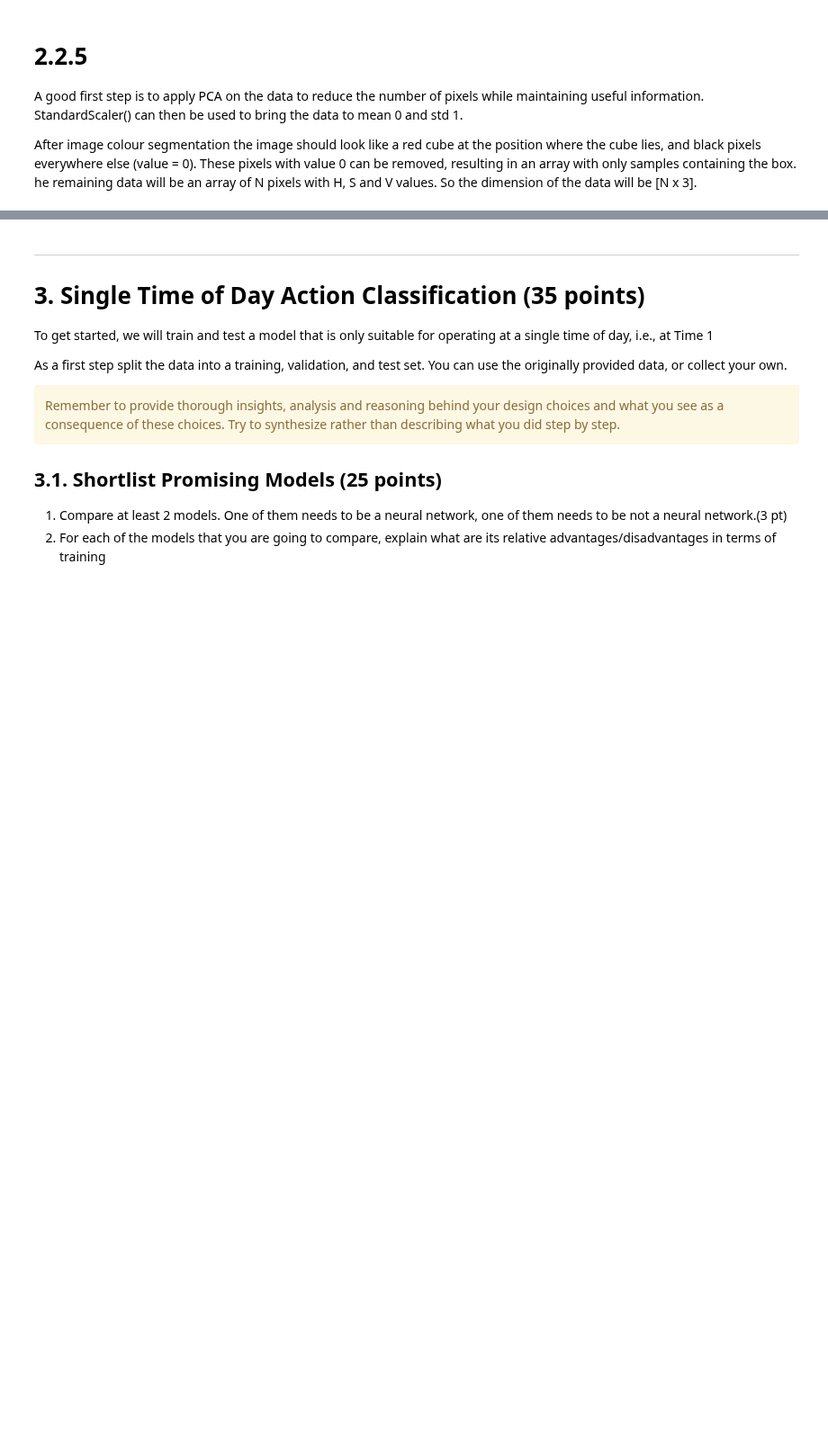
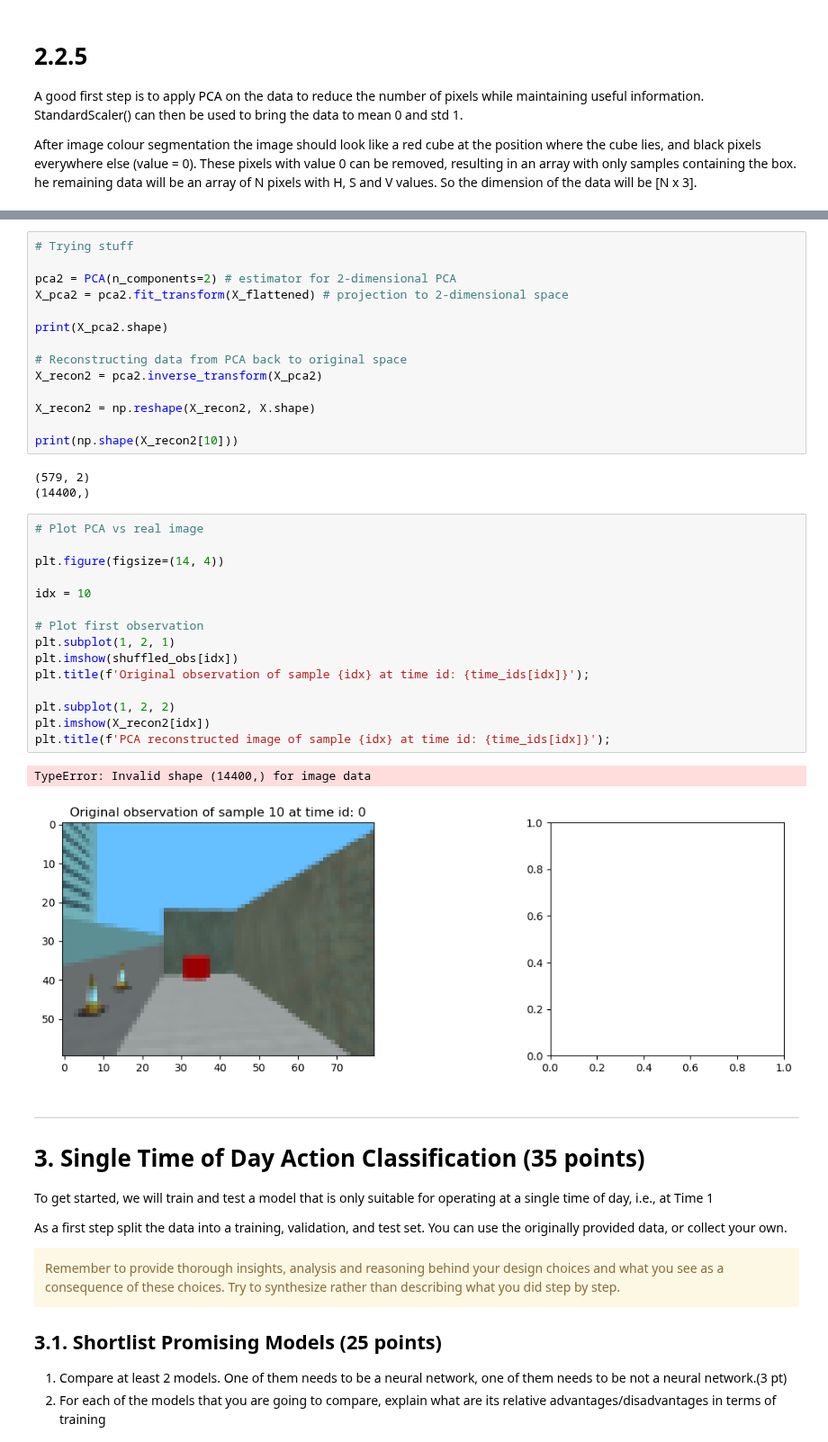
Before and after one commit to kvta1/RO47002, a Jupyter notebook: final_assignment/RO47002-final-assignment-2023.ipynb, the cells around one changed output, grey strips where cells are left out. Shown at 90% size. Saved outputs shown, nothing was run; the diff lists cells and outputs as text; blank space fills up the shorter version.

```diff
--- a/final_assignment/RO47002-final-assignment-2023.ipynb
+++ b/final_assignment/RO47002-final-assignment-2023.ipynb
@@ -1035,3 +1034,38 @@ After image colour segmentation the image should look like a red cube at the pos
+# %%
+# Trying stuff
+
+pca2 = PCA(n_components=2) # estimator for 2-dimensional PCA
+X_pca2 = pca2.fit_transform(X_flattened) # projection to 2-dimensional space
+
+print(X_pca2.shape)
+
+# Reconstructing data from PCA back to original space
+X_recon2 = pca2.inverse_transform(X_pca2)
+
+X_recon2 = np.reshape(X_recon2, X.shape)
+
+print(np.shape(X_recon2[10]))
+# %% [output]
+(579, 2)
+(14400,)
+# %%
+# Plot PCA vs real image
+
+plt.figure(figsize=(14, 4))
+
+idx = 10
+
+# Plot first observation
+plt.subplot(1, 2, 1)
+plt.imshow(shuffled_obs[idx])
+plt.title(f'Original observation of sample {idx} at time id: {time_ids[idx]}');
+
+plt.subplot(1, 2, 2)
+plt.imshow(X_recon2[idx])
+plt.title(f'PCA reconstructed image of sample {idx} at time id: {time_ids[idx]}');
+# %% [output]
+TypeError: Invalid shape (14400,) for image data
+[figure, added]
 # %% [markdown]
 ----
 
```
Also changed, not shown: parts of 15 cells of this notebook, 1 other file.
